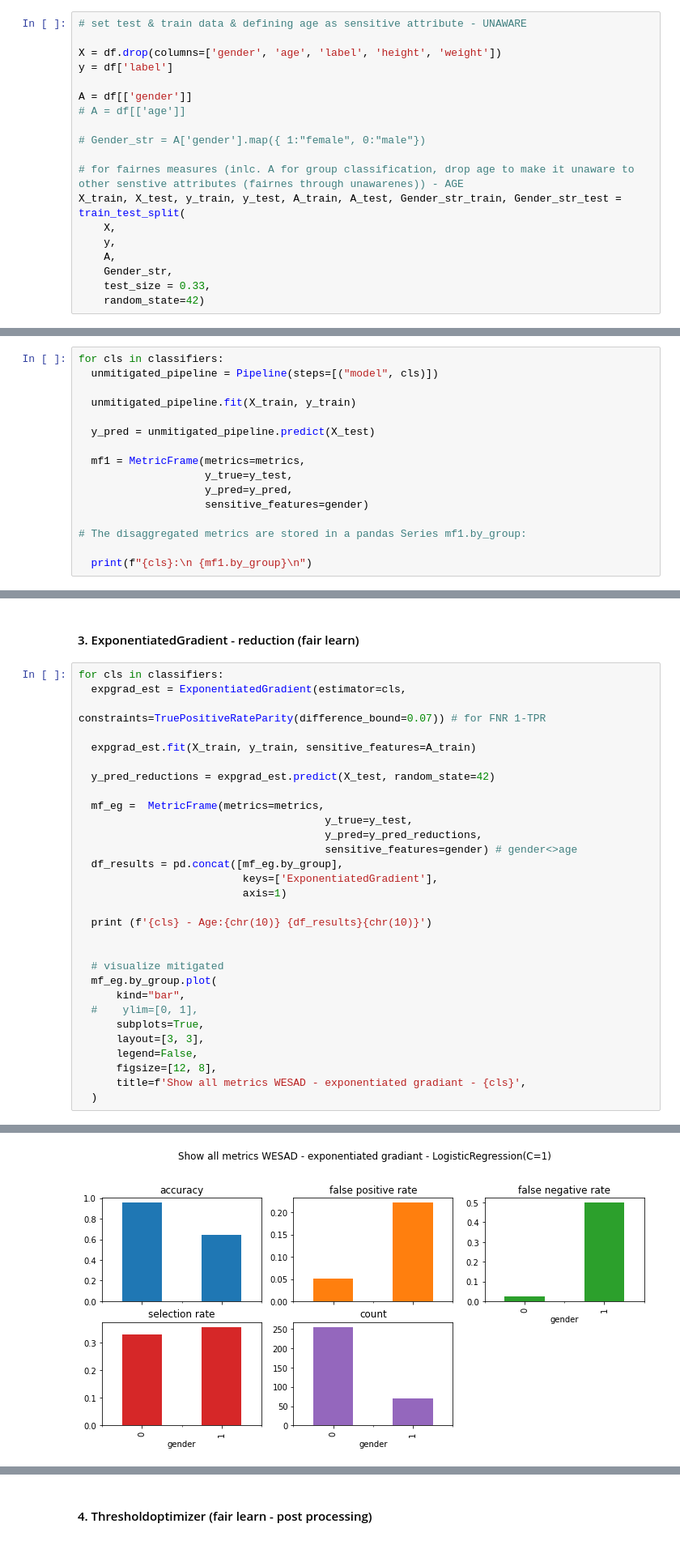
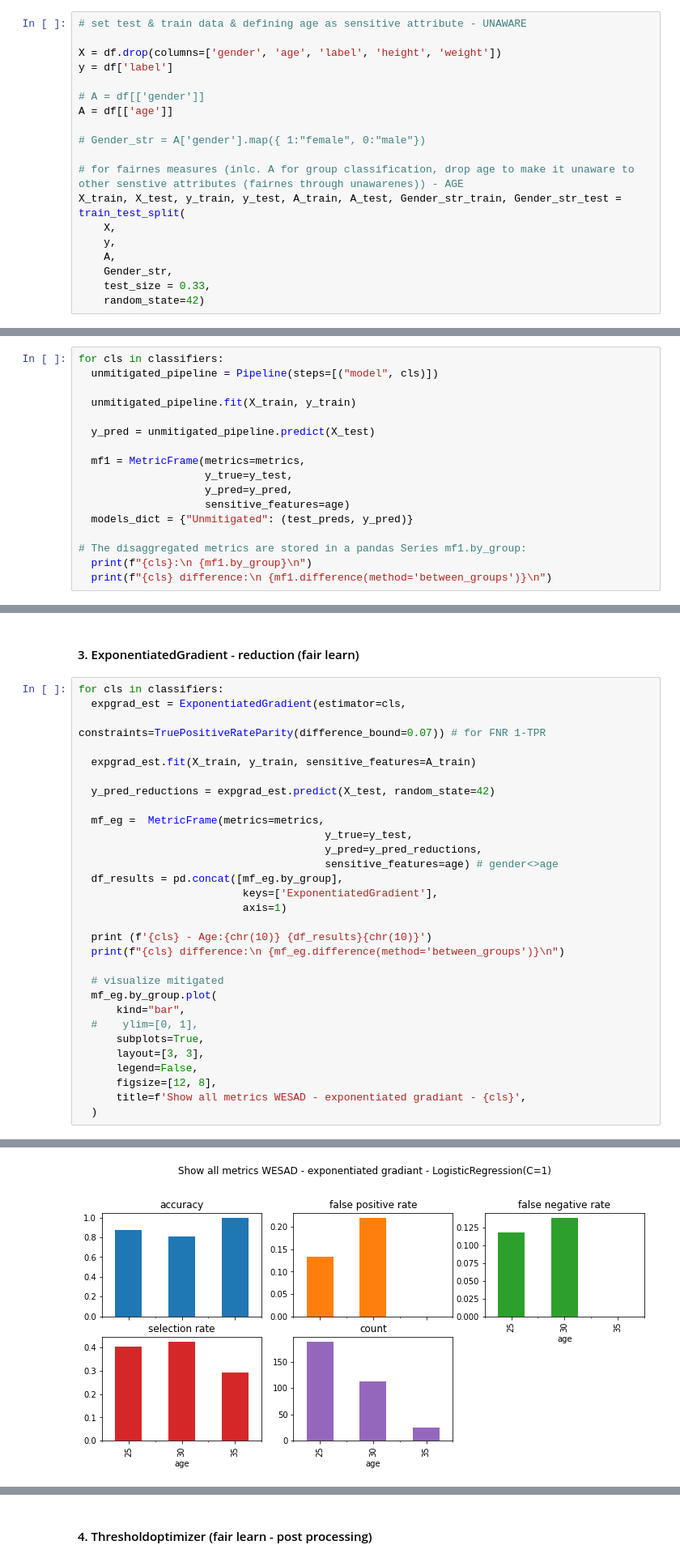
Before and after one commit to FHnt97/TOM_Thesis, a Jupyter notebook: WESAD_Debiasing_Classification_Algorithms.ipynb, the cells around one changed output, grey strips where cells are left out. Shown at 81% size. Drawn from its saved outputs; the diff is of its cells as text.

```diff
--- a/WESAD_Debiasing_Classification_Algorithms.ipynb
+++ b/WESAD_Debiasing_Classification_Algorithms.ipynb
@@ -1090,8 +1090,8 @@ You have provided 'metrics', 'y_true', 'y_pred' as positional arguments. Please
 X = df.drop(columns=['gender', 'age', 'label', 'height', 'weight'])
 y = df['label']
 
-A = df[['gender']]
-# A = df[['age']]
+# A = df[['gender']]
+A = df[['age']]
 
 # Gender_str = A['gender'].map({ 1:"female", 0:"male"})
 
@@ -1126,11 +1132,12 @@ for cls in classifiers:
   mf1 = MetricFrame(metrics=metrics,
                     y_true=y_test,
                     y_pred=y_pred,
-                    sensitive_features=gender)
+                    sensitive_features=age)
+  models_dict = {"Unmitigated": (test_preds, y_pred)}
 
 # The disaggregated metrics are stored in a pandas Series mf1.by_group:
-
   print(f"{cls}:\n {mf1.by_group}\n")
+  print(f"{cls} difference:\n {mf1.difference(method='between_groups')}\n")
 # %% [output]
 lbfgs failed to converge (status=1):
 STOP: TOTAL NO. of ITERATIONS REACHED LIMIT.
@@ -1205,13 +1212,13 @@ for cls in classifiers:
   mf_eg =  MetricFrame(metrics=metrics,
                                        y_true=y_test,
                                        y_pred=y_pred_reductions,
-                                       sensitive_features=gender) # gender<>age
+                                       sensitive_features=age) # gender<>age
   df_results = pd.concat([mf_eg.by_group],
                           keys=['ExponentiatedGradient'],
                           axis=1)
 
   print (f'{cls} - Age:{chr(10)} {df_results}{chr(10)}')
-
+  print(f"{cls} difference:\n {mf_eg.difference(method='between_groups')}\n")
 
   # visualize mitigated
   mf_eg.by_group.plot(
@@ -1285,3 +1301,3 @@ gender
 Using the level keyword in DataFrame and Series aggregations is deprecated and will be removed in a future version. Use groupby instead. df.sum(level=1) should use df.groupby(level=1).sum().
 TypeError: ignored
-[figure, old version]
+[figure, new version]
```
Also changed, not shown: parts of 4 cells of this notebook.
